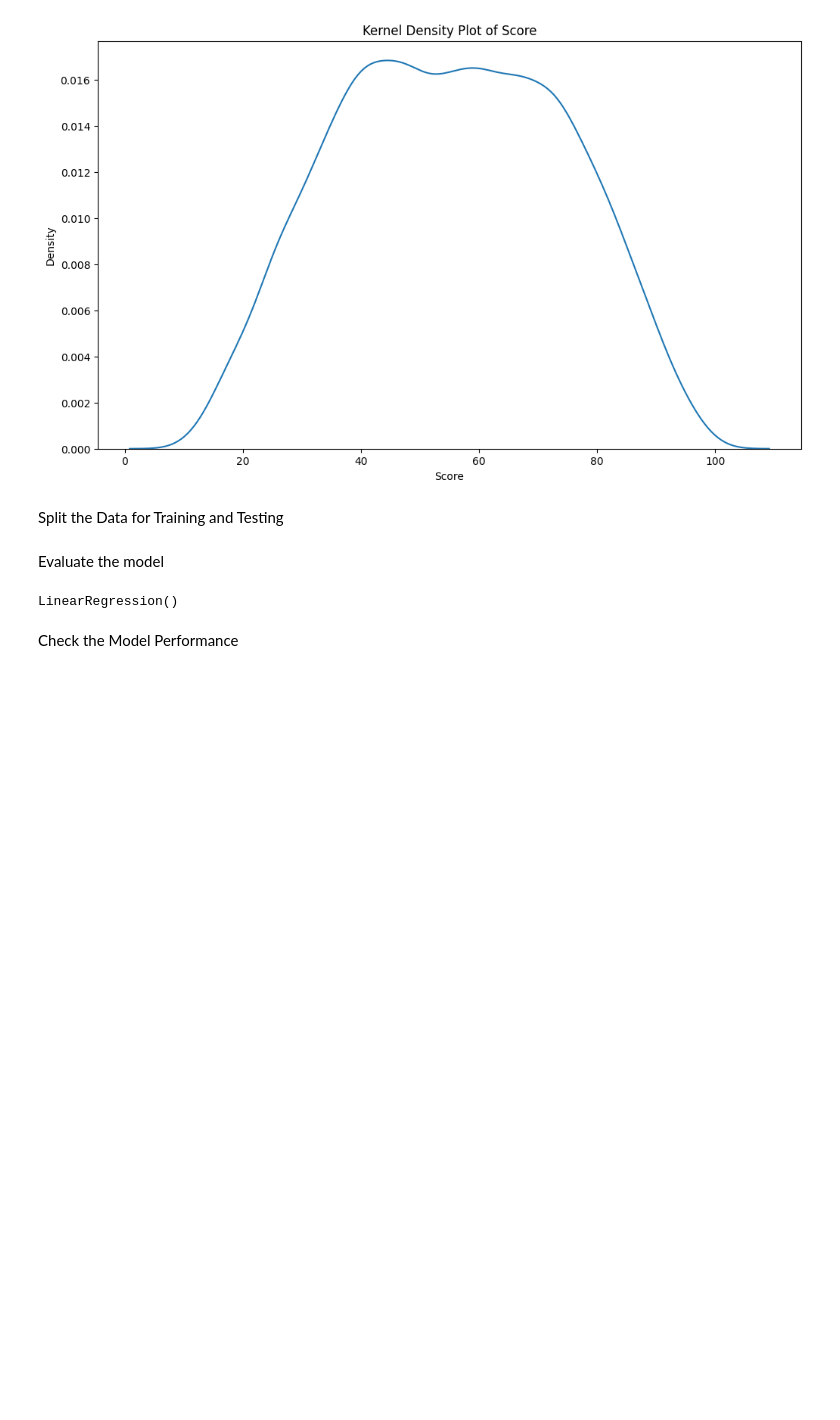
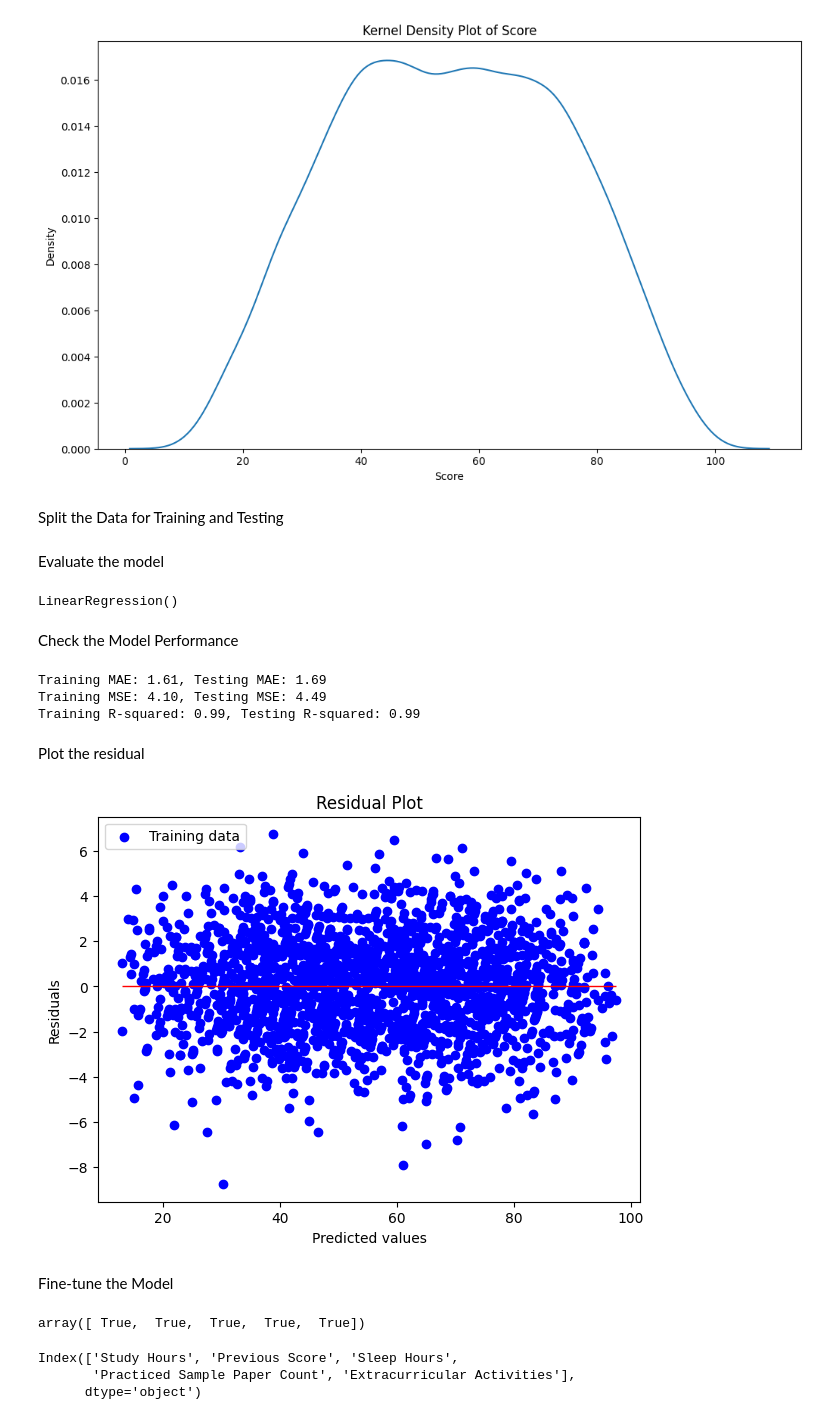
Before and after one commit to kumar-kiran-24/Student-Score-Prediction-Linear-Regression, a Jupyter notebook: src/student_score.ipynb, the cells around one changed output. Saved outputs shown, nothing was run; the diff lists cells and outputs as text; code cells hidden in the pictures; blank space fills up the shorter version.

Commit message:
Evaluate metrics,Plot the Residual,applying RFECV to the model

```diff
--- a/src/student_score.ipynb
+++ b/src/student_score.ipynb
@@ -146,4 +146,51 @@ Check the Model Performance
 #get predicted values for our tarined data
 y_pred_train=model.predict(x_train)
 #get perdicted values for our test data
-y_pred_rest=model.predict(x_test)
+y_pred_test=model.predict(x_test)
+# %%
+# Evaluate metrics for trained and test data predictors
+mae_train = mean_absolute_error(y_train, y_pred_train)
+mae_test = mean_absolute_error(y_test, y_pred_test)
+
+mse_train = mean_squared_error(y_train, y_pred_train)
+mse_test = mean_squared_error(y_test, y_pred_test)
+
+r2_train = r2_score(y_train, y_pred_train)
+r2_test = r2_score(y_test, y_pred_test)
+
+print(f"Training MAE: {mae_train:.2f}, Testing MAE: {mae_test:.2f}")
+print(f"Training MSE: {mse_train:.2f}, Testing MSE: {mse_test:.2f}")
+print(f"Training R-squared: {r2_train:.2f}, Testing R-squared: {r2_test:.2f}")
+# %% [output]
+Training MAE: 1.61, Testing MAE: 1.69
+Training MSE: 4.10, Testing MSE: 4.49
+Training R-squared: 0.99, Testing R-squared: 0.99
+# %% [markdown]
+Plot the residual
+# %%
+plt.figure(figsize=(7, 5))
+plt.scatter(y_pred_test, y_pred_test - y_test, c='blue', marker='o', label='Training data')
+plt.hlines(y=0, xmin=np.min(y_pred_test), xmax=np.max(y_pred_test), colors='red', lw=1)
+plt.xlabel('Predicted values')
+plt.ylabel('Residuals')
+plt.title('Residual Plot')
+plt.legend(loc='upper left')
+plt.show()
+# %% [output]
+[figure, added]
+# %% [markdown]
+Fine-tune the Model
+# %%
+#using for the remove the useless columns in data set for predection
+REF_CV=RFECV(estimator=model,min_features_to_select=1,cv=10)
+results=REF_CV.fit(independent,dependent)
+results.support_ #give the which true or false means which column is kept after RFECV
+# %% [output]
+array([ True,  True,  True,  True,  True])
+# %%
+selected_columns = independent.columns[results.support_]
+selected_columns
+# %% [output]
+Index(['Study Hours', 'Previous Score', 'Sleep Hours',
+       'Practiced Sample Paper Count', 'Extracurricular Activities'],
+      dtype='object')
```
